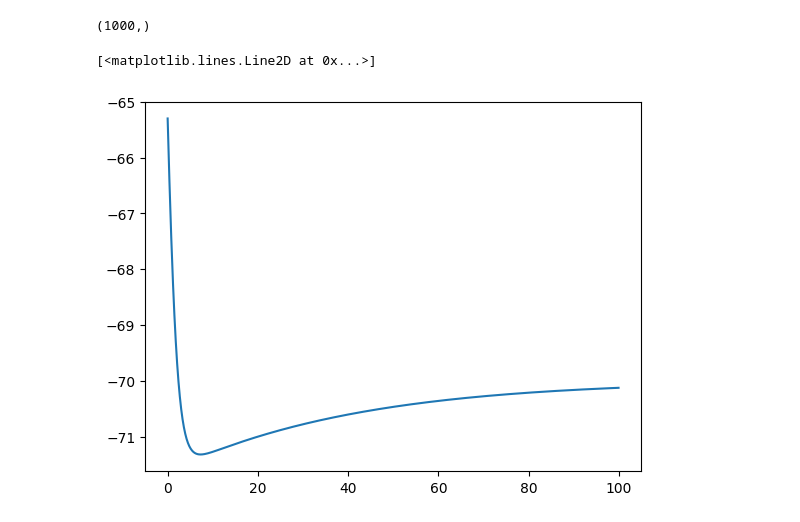
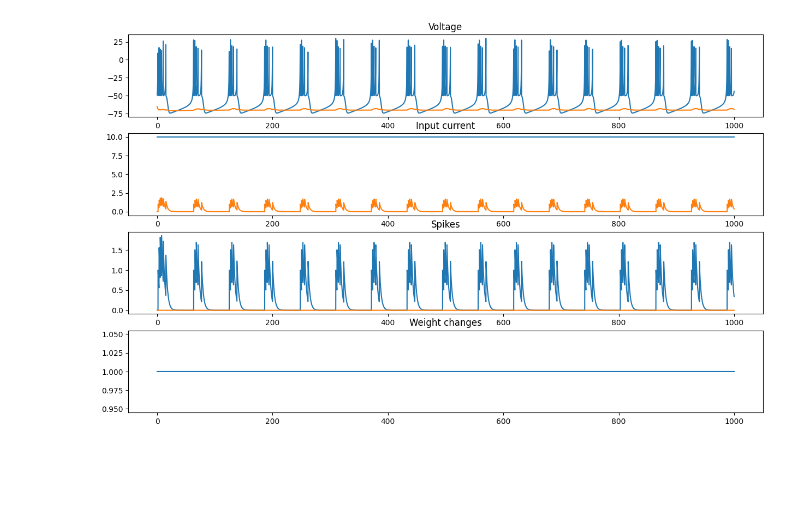
Before and after one commit to iamkg0/rustyspikes, a Jupyter notebook: test.ipynb, the cells around one changed output. Cells and saved outputs as stored; diff of their text form; code cells hidden in the pictures; blank space fills up the shorter version.

Commit message:
added synapse, simulation etc

```diff
--- a/test.ipynb
+++ b/test.ipynb
@@ -6,18 +60,37 @@ from utils import *
+# %%
+def show_stats_synapse(vs, Is, spikes, w, t, fwidth=15, fheight=9):
+    figure, axis = plt.subplots(4, 1)
+    figure.set_figwidth(fwidth)
+    figure.set_figheight(fheight)
+    for i in range(len(vs)):
+        voltage = axis[0]
+        cur = axis[1]
+        spks = axis[2]
+        voltage.plot(t, vs[i])
+        cur.plot(t, Is[i])
+        spks.plot(t, spikes[i])
+    w_ax = axis[3]
+    w_ax.plot(t, w)
+    voltage.set_title('Voltage')
+    cur.set_title('Input current')
+    spks.set_title('Spikes')
+    w_ax.set_title('Weight changes')
+# %%
+pre_neu = Izhikevich(I=10, preset='CH', resolution=res)
+post_neu = Izhikevich(I=0, preset='RS', resolution=res)
+syn = Synapse(pre_neu, post_neu)
+time = 1000
+vs, Is, traces, w, t = simulate_synapse(pre_neu, post_neu, syn, time)
+show_stats_synapse(vs, Is, sps, w, t)
+# %% [output]
+[figure, added]
 # %%
-res = .1
-neu = Izhikevich(I=30, preset='RS', synaptic_limit=None, resolution=res)
+neu = Probability_neuron(I=.01)
 time = 100
 t = np.arange(int(time / res)) * res
-print(t.shape)
-vs = []
 sps = []
 for i in range(int(time / res)):
     sps.append(neu.dynamics())
-    vs.append(neu.v)
-# %% [output]
-(1000,)
 # %%
-plt.plot(t, vs)
+plt.plot(t,sps)
+plt.show()
-# %% [output]
-[<matplotlib.lines.Line2D at 0x...>]
-[figure, removed]
```
Also changed, not shown: parts of 8 cells of this notebook, 3 other files.
